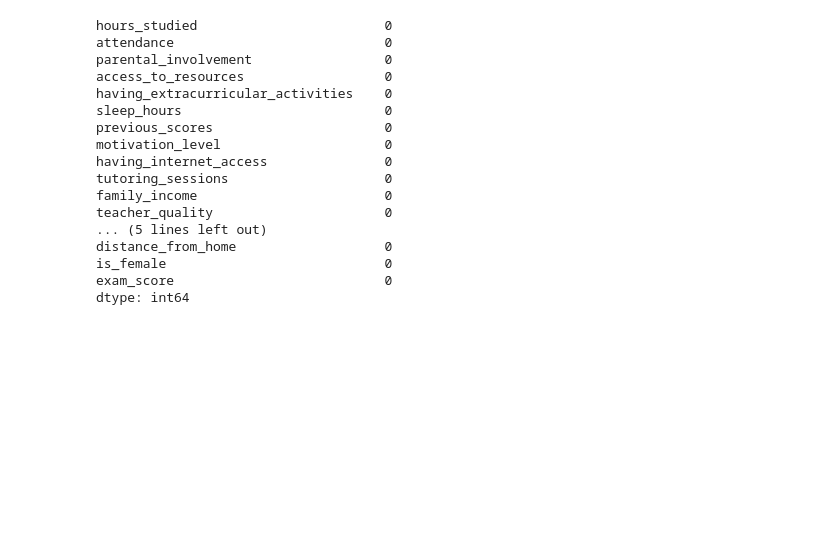
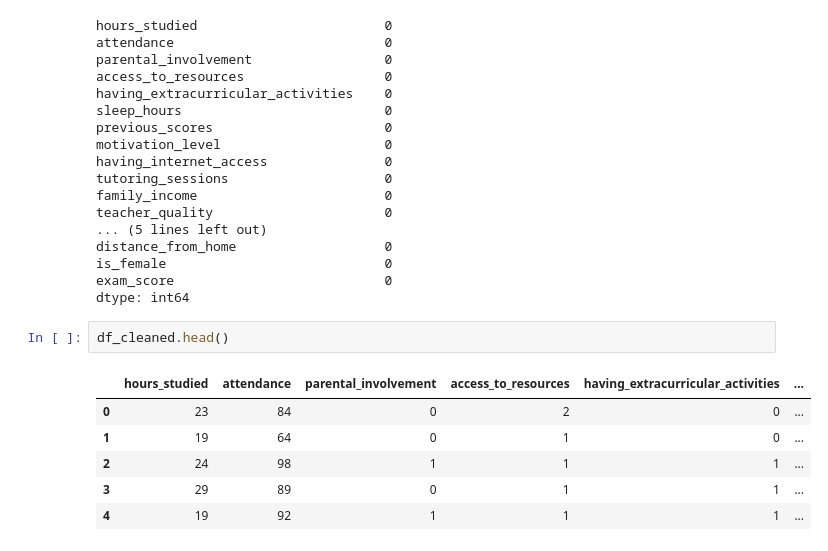
Before and after one commit to minhngocda/kaggle_student_performance_factors, a Jupyter notebook: Student_performance_sample.ipynb, the cells around one changed output. Drawn from its saved outputs; the diff is of its cells as text; blank space fills up the shorter version.

```diff
--- a/Student_performance_sample.ipynb
+++ b/Student_performance_sample.ipynb
@@ -242,3 +242,12 @@ distance_from_home                   0
 is_female                            0
 exam_score                           0
 dtype: int64
+# %%
+df_cleaned.head()
+# %% [output]
+|  | hours_studied | attendance | parental_involvement | access_to_resources | having_extracurricular_activities | ... |
+| 0 | 23 | 84 | 0 | 2 | 0 | ... |
+| 1 | 19 | 64 | 0 | 1 | 0 | ... |
+| 2 | 24 | 98 | 1 | 1 | 1 | ... |
+| 3 | 29 | 89 | 0 | 1 | 1 | ... |
+| 4 | 19 | 92 | 1 | 1 | 1 | ... |
```
Also changed, not shown: parts of 15 cells of this notebook.
